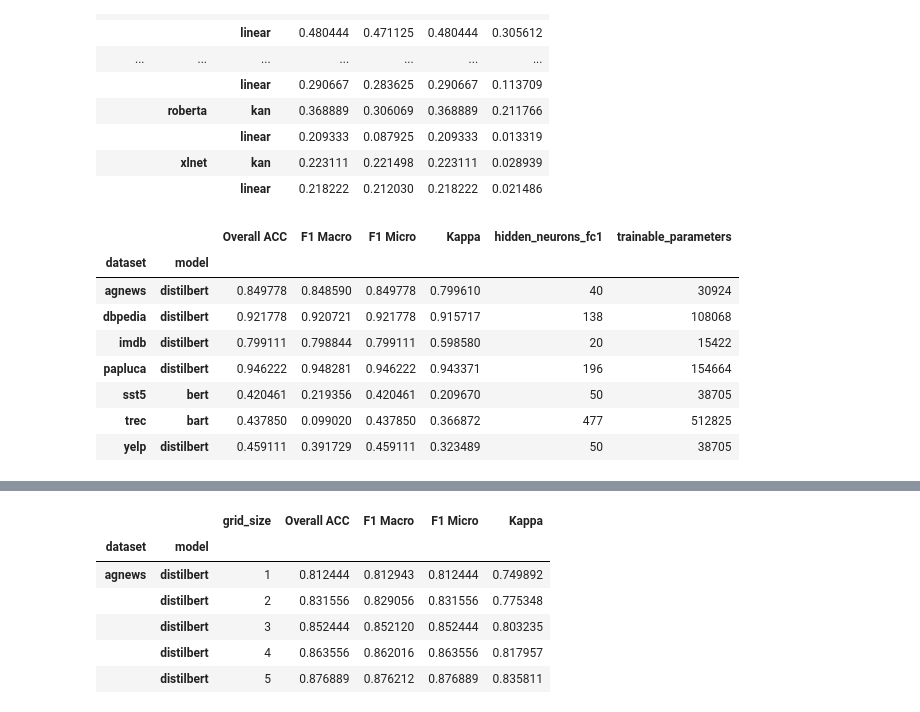
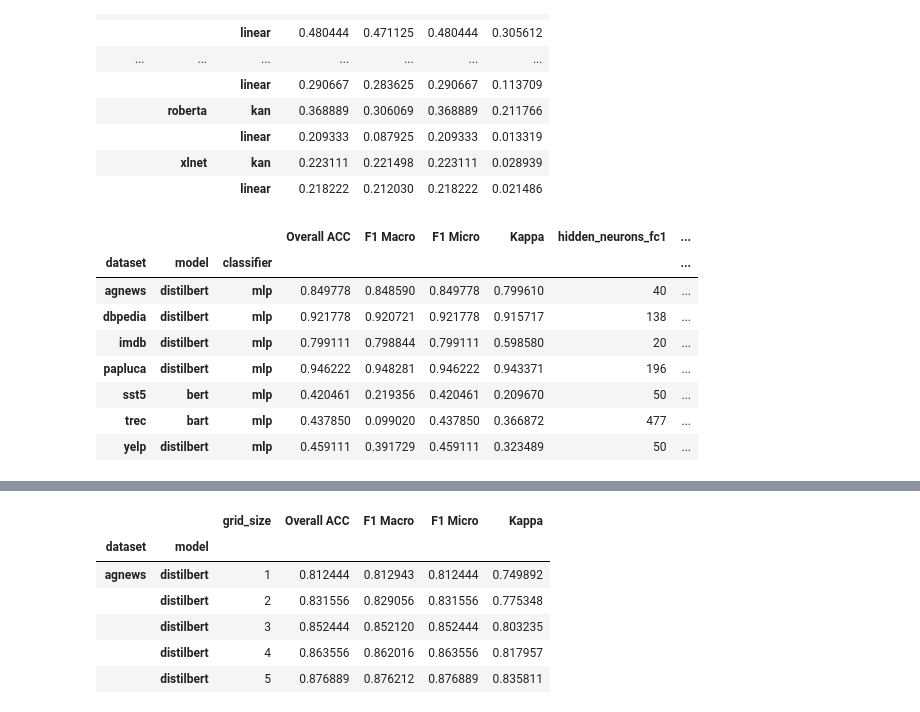
Before and after one commit to abdalimran/FR-KAN-Text-Classification, a Jupyter notebook: results.ipynb, the cells around one changed output, grey strips where cells are left out. Drawn from its saved outputs; the diff is of its cells as text; code cells hidden in the pictures.

Commit message:
latest updates on results

```diff
--- a/results.ipynb
+++ b/results.ipynb
@@ -123,40 +123,41 @@ for model in abl_linear.keys():
         pd.DataFrame(
             {
                 k: abl_linear[model]["test_metrics"].overall_stat[k]
                 for k in overall_metrics
                 if k in abl_linear[model]["test_metrics"].overall_stat
             },
             index=[[model]],
         )
     )
 
 abl_overall_linear_results = (
     pd.concat(abl_overall_linear_metrics)
     .reset_index()
     .rename(columns={"level_0": "experiment"})
 )
 
 abl_overall_linear_results.experiment = (
     abl_overall_linear_results.experiment.str.replace("ablation_", "")
 )
 
 abl_overall_linear_results[["dataset", "model", "hidden_neurons_fc1", "trainable_parameters"]] = (
     abl_overall_linear_results.experiment.str.split("_", expand=True)
 )
 
 abl_overall_linear_results = abl_overall_linear_results.drop(columns=["experiment"])
+abl_overall_linear_results["classifier"] = "mlp"
 abl_overall_linear_results = abl_overall_linear_results.set_index(
-    ["dataset", "model"]
+    ["dataset", "model", "classifier"]
 )
 
 abl_overall_linear_results
 # %% [output]
-|  |  | Overall ACC | F1 Macro | F1 Micro | Kappa | hidden_neurons_fc1 | trainable_parameters |
-| dataset | model |  |  |  |  |  |  |
-| agnews | distilbert | 0.849778 | 0.848590 | 0.849778 | 0.799610 | 40 | 30924 |
-| dbpedia | distilbert | 0.921778 | 0.920721 | 0.921778 | 0.915717 | 138 | 108068 |
-| imdb | distilbert | 0.799111 | 0.798844 | 0.799111 | 0.598580 | 20 | 15422 |
-| papluca | distilbert | 0.946222 | 0.948281 | 0.946222 | 0.943371 | 196 | 154664 |
-| sst5 | bert | 0.420461 | 0.219356 | 0.420461 | 0.209670 | 50 | 38705 |
-| trec | bart | 0.437850 | 0.099020 | 0.437850 | 0.366872 | 477 | 512825 |
-| yelp | distilbert | 0.459111 | 0.391729 | 0.459111 | 0.323489 | 50 | 38705 |
+|  |  |  | Overall ACC | F1 Macro | F1 Micro | Kappa | hidden_neurons_fc1 | ... |
+| dataset | model | classifier |  |  |  |  |  | ... |
+| agnews | distilbert | mlp | 0.849778 | 0.848590 | 0.849778 | 0.799610 | 40 | ... |
+| dbpedia | distilbert | mlp | 0.921778 | 0.920721 | 0.921778 | 0.915717 | 138 | ... |
+| imdb | distilbert | mlp | 0.799111 | 0.798844 | 0.799111 | 0.598580 | 20 | ... |
+| papluca | distilbert | mlp | 0.946222 | 0.948281 | 0.946222 | 0.943371 | 196 | ... |
+| sst5 | bert | mlp | 0.420461 | 0.219356 | 0.420461 | 0.209670 | 50 | ... |
+| trec | bart | mlp | 0.437850 | 0.099020 | 0.437850 | 0.366872 | 477 | ... |
+| yelp | distilbert | mlp | 0.459111 | 0.391729 | 0.459111 | 0.323489 | 50 | ... |
```
Also changed, not shown: parts of 3 cells of this notebook.
